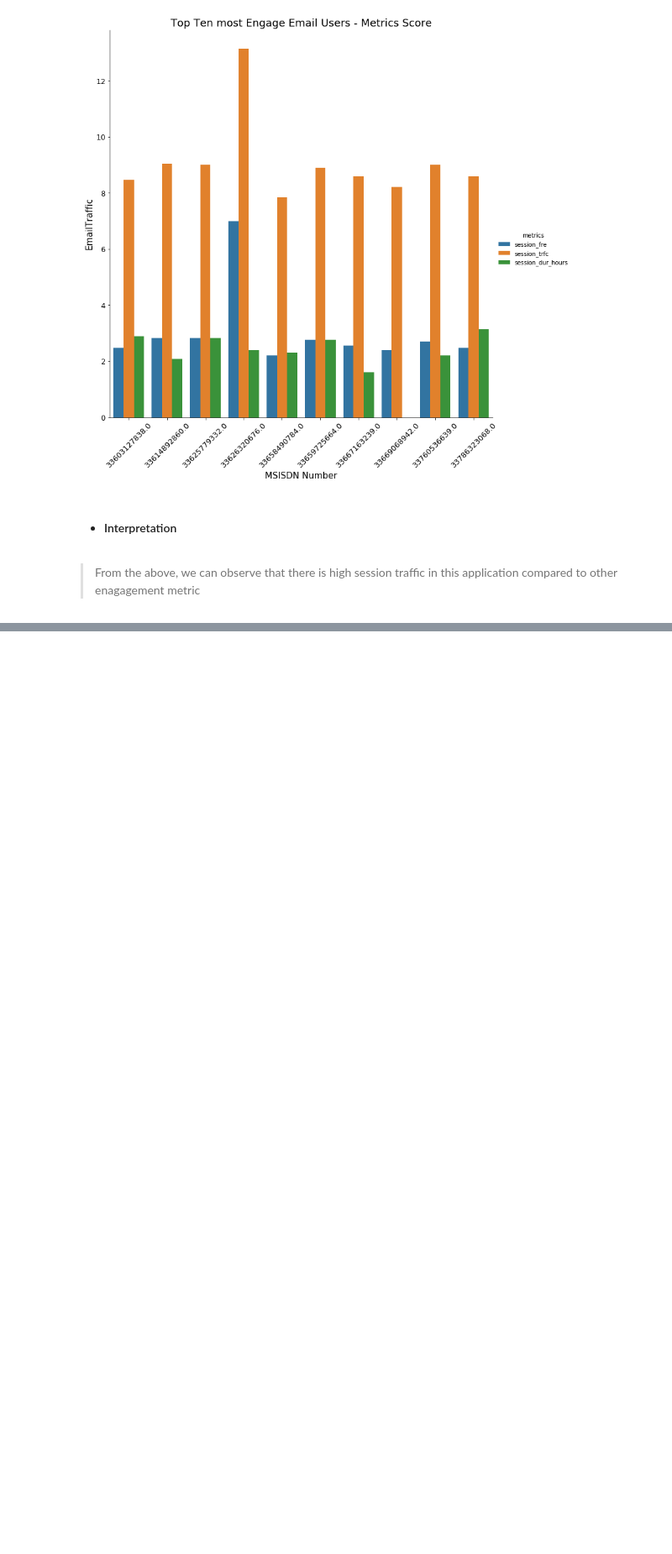
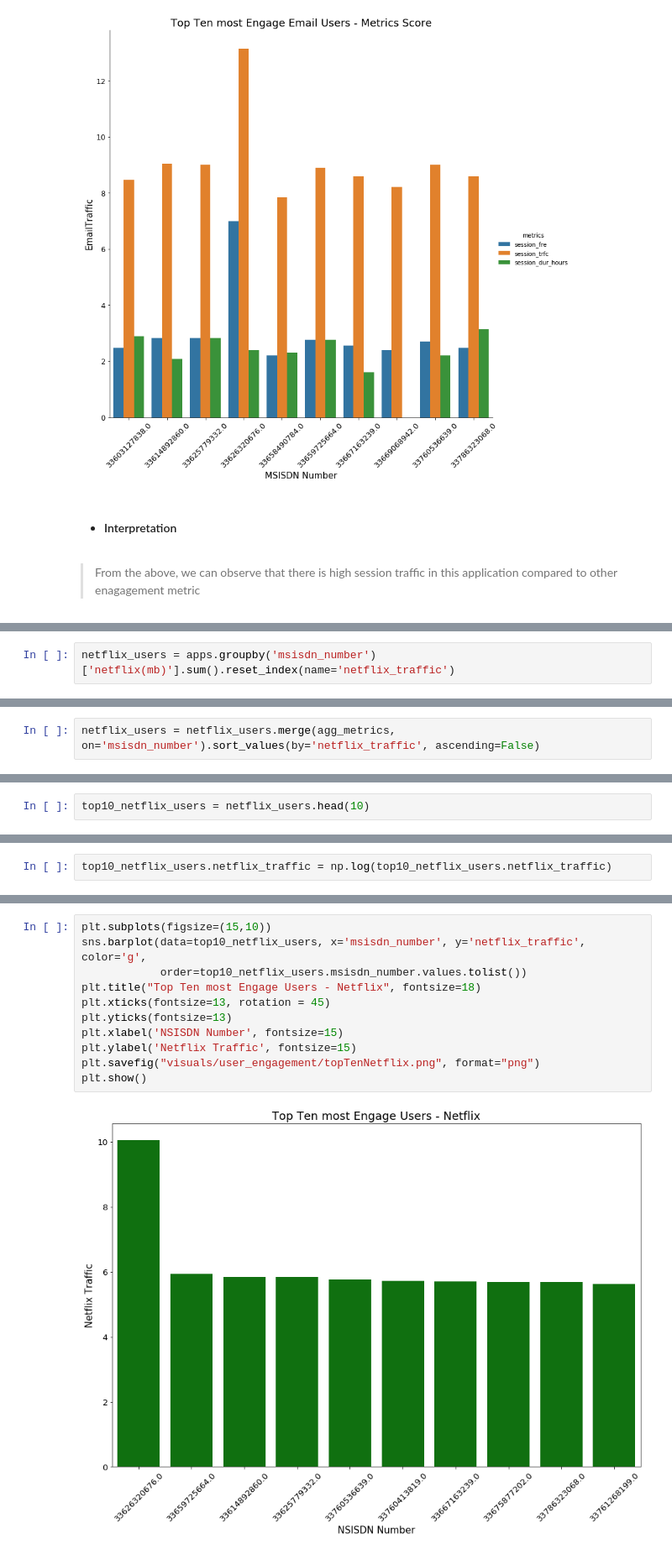
Before and after one commit to Patrick5455/tellco_user_analytics, a Jupyter notebook: analyis/user_enagaement.ipynb, the cells around one changed output, grey strips where cells are left out. Shown at 84% size. Drawn from its saved outputs; the diff is of its cells as text; blank space fills up the shorter version.

```diff
--- a/analyis/user_enagaement.ipynb
+++ b/analyis/user_enagaement.ipynb
@@ -1101,0 +1253,2 @@ plt.show()
+# %%
+netflix_users = apps.groupby('msisdn_number')['netflix(mb)'].sum().reset_index(name='netflix_traffic')
@@ -1101,0 +1273,2 @@ plt.show()
+# %%
+netflix_users = netflix_users.merge(agg_metrics, on='msisdn_number').sort_values(by='netflix_traffic', ascending=False)
@@ -1101,0 +1289,2 @@ plt.show()
+# %%
+top10_netflix_users = netflix_users.head(10)
@@ -1101,0 +1295,2 @@ plt.show()
+# %%
+top10_netflix_users.netflix_traffic = np.log(top10_netflix_users.netflix_traffic)
@@ -1101,0 +1317,13 @@ plt.show()
+# %%
+plt.subplots(figsize=(15,10))
+sns.barplot(data=top10_netflix_users, x='msisdn_number', y='netflix_traffic', color='g',
+            order=top10_netflix_users.msisdn_number.values.tolist())
+plt.title("Top Ten most Engage Users - Netflix", fontsize=18)
+plt.xticks(fontsize=13, rotation = 45)
+plt.yticks(fontsize=13)
+plt.xlabel('NSISDN Number', fontsize=15)
+plt.ylabel('Netflix Traffic', fontsize=15)
+plt.savefig("visuals/user_engagement/topTenNetflix.png", format="png")
+plt.show()
+# %% [output]
+[figure, added]
```
Also changed, not shown: parts of 95 cells of this notebook, 10 other files.
